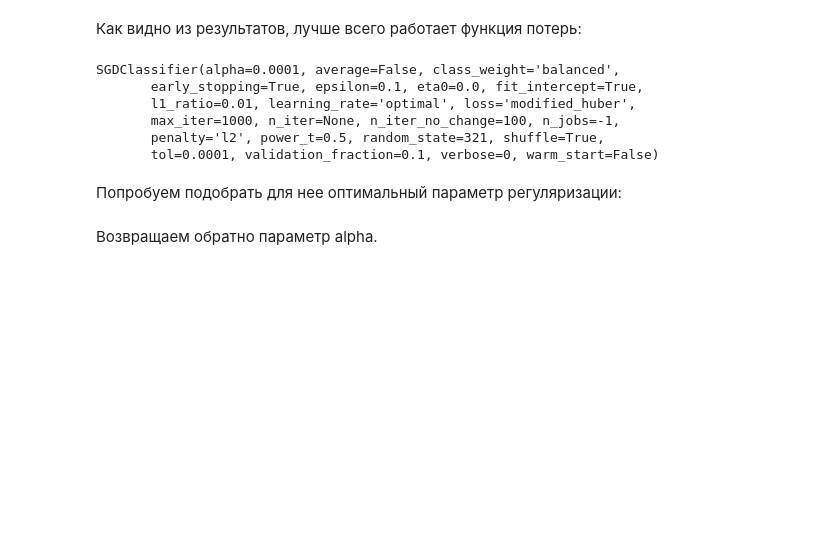
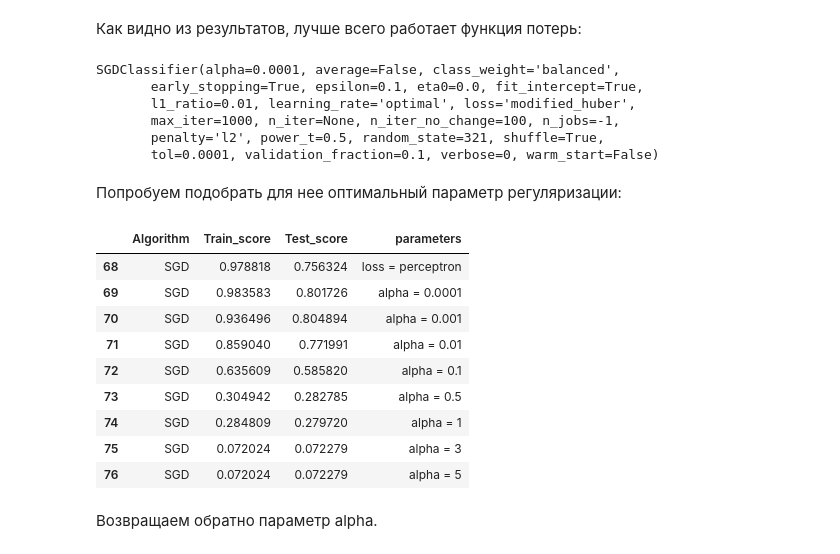
Before and after one commit to Espad/DS_5, a Jupyter notebook: Texts_Classification.ipynb, the cells around one changed output. Cells and saved outputs as stored; diff of their text form; code cells hidden in the pictures; blank space fills up the shorter version.

```diff
--- a/Texts_Classification.ipynb
+++ b/Texts_Classification.ipynb
@@ -974,3 +947,16 @@ for alp in tqdm(alphas):
+# %%
+results_df.tail(n=9)
+# %% [output]
+|  | Algorithm | Train_score | Test_score | parameters |
+| 68 | SGD | 0.978818 | 0.756324 | loss = perceptron |
+| 69 | SGD | 0.983583 | 0.801726 | alpha = 0.0001 |
+| 70 | SGD | 0.936496 | 0.804894 | alpha = 0.001 |
+| 71 | SGD | 0.859040 | 0.771991 | alpha = 0.01 |
+| 72 | SGD | 0.635609 | 0.585820 | alpha = 0.1 |
+| 73 | SGD | 0.304942 | 0.282785 | alpha = 0.5 |
+| 74 | SGD | 0.284809 | 0.279720 | alpha = 1 |
+| 75 | SGD | 0.072024 | 0.072279 | alpha = 3 |
+| 76 | SGD | 0.072024 | 0.072279 | alpha = 5 |
 # %% [markdown]
 Возвращаем обратно параметр alpha.
 # %%
```
Also changed, not shown: parts of 100 cells of this notebook.
